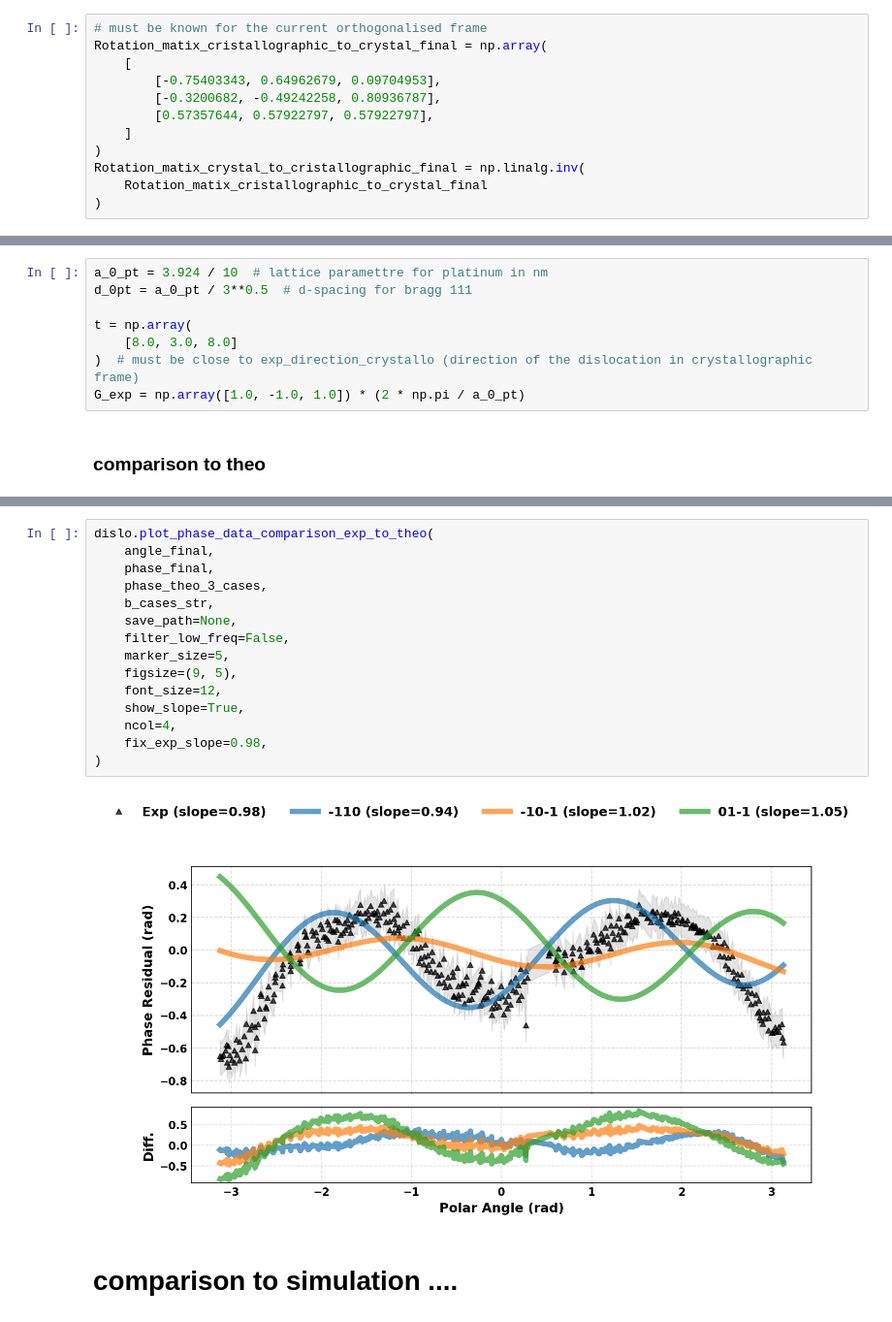
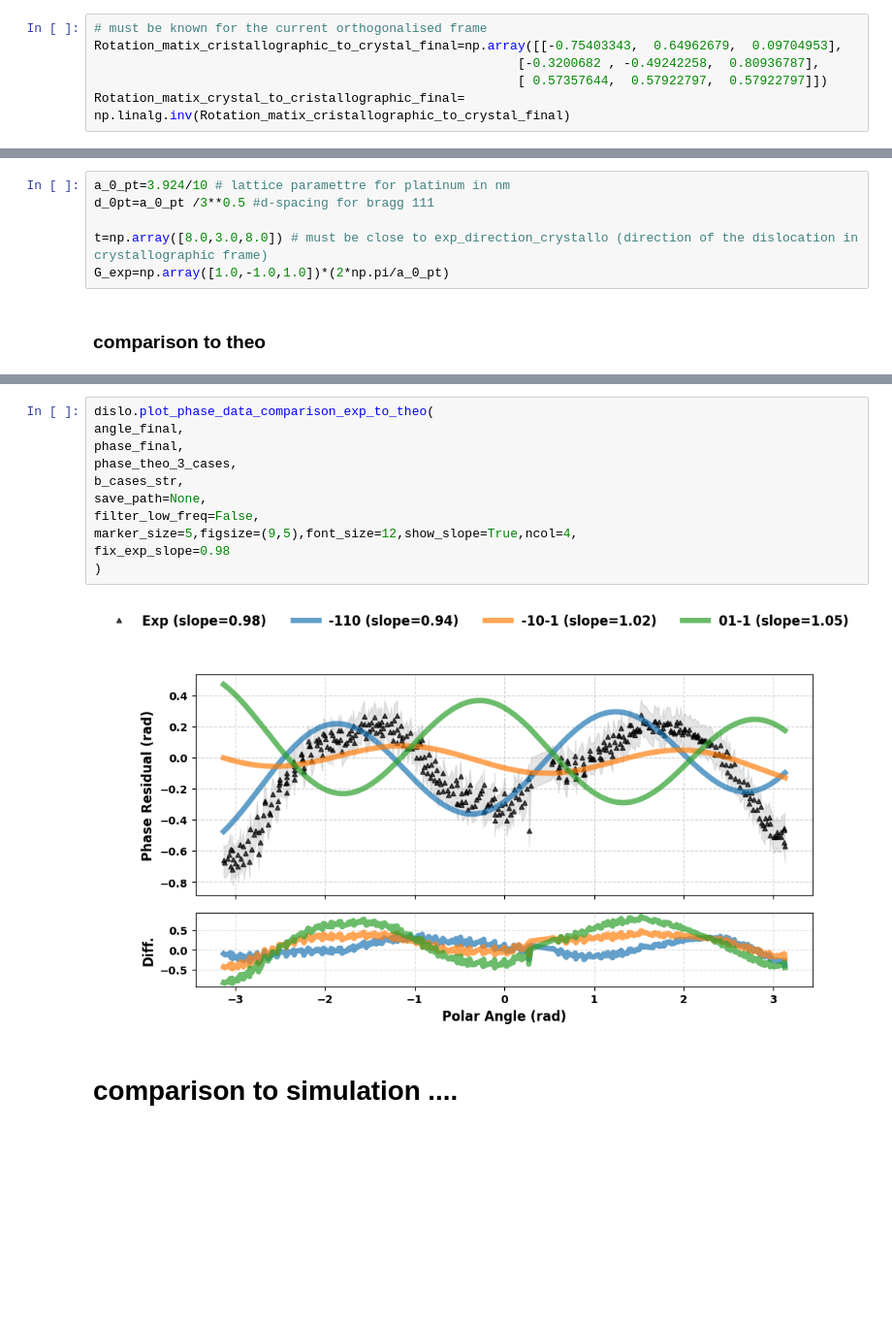
Before and after one commit to clatlan/cdiutils, a Jupyter notebook: src/cdiutils/templates/dislocation_identification.ipynb, the cells around one changed output, grey strips where cells are left out. Shown at 97% size. Drawn from its saved outputs; the diff is of its cells as text; blank space fills up the shorter version.

```diff
--- a/src/cdiutils/templates/dislocation_identification.ipynb
+++ b/src/cdiutils/templates/dislocation_identification.ipynb
@@ -347,15 +303,9 @@ unwrapped phase : -51.11729422932207 311.09983401841436
 ### General parametre definition
 # %%
 # must be known for the current orthogonalised frame
-Rotation_matix_cristallographic_to_crystal_final = np.array(
-    [
-        [-0.75403343, 0.64962679, 0.09704953],
-        [-0.3200682, -0.49242258, 0.80936787],
-        [0.57357644, 0.57922797, 0.57922797],
-    ]
-)
-Rotation_matix_crystal_to_cristallographic_final = np.linalg.inv(
-    Rotation_matix_cristallographic_to_crystal_final
-)
+Rotation_matix_cristallographic_to_crystal_final=np.array([[-0.75403343,  0.64962679,  0.09704953],
+                                                        [-0.3200682 , -0.49242258,  0.80936787],
+                                                        [ 0.57357644,  0.57922797,  0.57922797]])
+Rotation_matix_crystal_to_cristallographic_final= np.linalg.inv(Rotation_matix_cristallographic_to_crystal_final)
 # %%
 # the displacement_vectors contain the vector of the voxel in the ring choosed and the centre of the dislocation in the current ref frame
@@ -404,11 +340,9 @@ phase_final *= np.pi / 180
 # %%
-a_0_pt = 3.924 / 10  # lattice paramettre for platinum in nm
-d_0pt = a_0_pt / 3**0.5  # d-spacing for bragg 111
+a_0_pt=3.924/10 # lattice paramettre for platinum in nm
+d_0pt=a_0_pt /3**0.5 #d-spacing for bragg 111
 
-t = np.array(
-    [8.0, 3.0, 8.0]
-)  # must be close to exp_direction_crystallo (direction of the dislocation in crystallographic frame)
-G_exp = np.array([1.0, -1.0, 1.0]) * (2 * np.pi / a_0_pt)
+t=np.array([8.0,3.0,8.0]) # must be close to exp_direction_crystallo (direction of the dislocation in crystallographic frame)
+G_exp=np.array([1.0,-1.0,1.0])*(2*np.pi/a_0_pt)
 # %% [markdown]
 ### comparison to theo
 # %%
@@ -462,20 +381,16 @@ b_perp: [-0.01287591  0.06867153 -0.01287591], b_perp_norm: 0.07104475817562882
 G_theo: [-18.11912406 -11.16204788  17.78418381]
 # %%
 dislo.plot_phase_data_comparison_exp_to_theo(
-    angle_final,
-    phase_final,
-    phase_theo_3_cases,
-    b_cases_str,
-    save_path=None,
-    filter_low_freq=False,
-    marker_size=5,
-    figsize=(9, 5),
-    font_size=12,
-    show_slope=True,
-    ncol=4,
-    fix_exp_slope=0.98,
+angle_final,
+phase_final,
+phase_theo_3_cases,
+b_cases_str,
+save_path=None,
+filter_low_freq=False,
+marker_size=5,figsize=(9,5),font_size=12,show_slope=True,ncol=4,
+fix_exp_slope=0.98
 )
 # %% [output]
-[figure, old version]
+[figure, new version]
 # %% [markdown]
 # comparison to simulation ....
```
Also changed, not shown: parts of 22 cells of this notebook, 4 other files.
